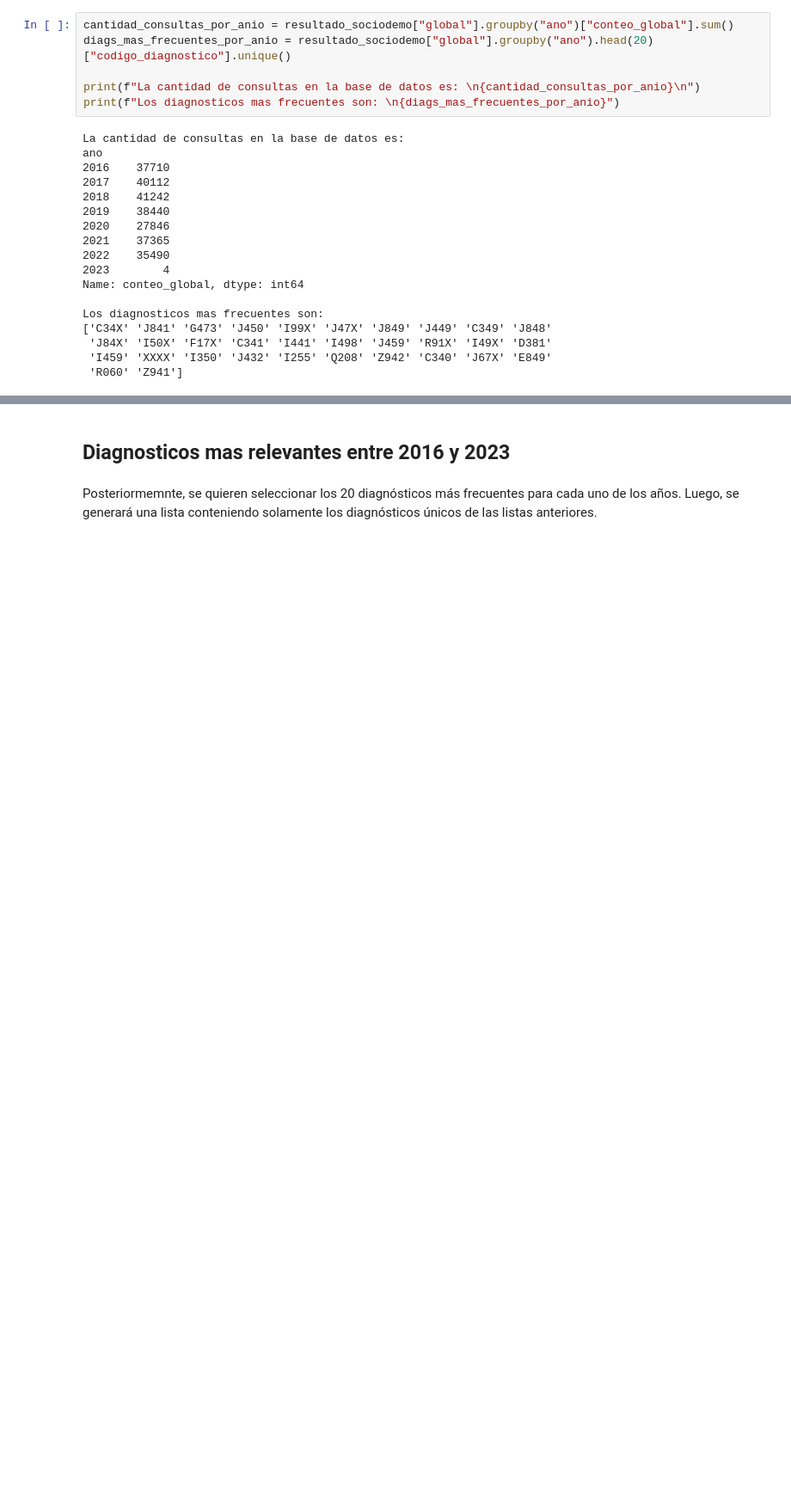
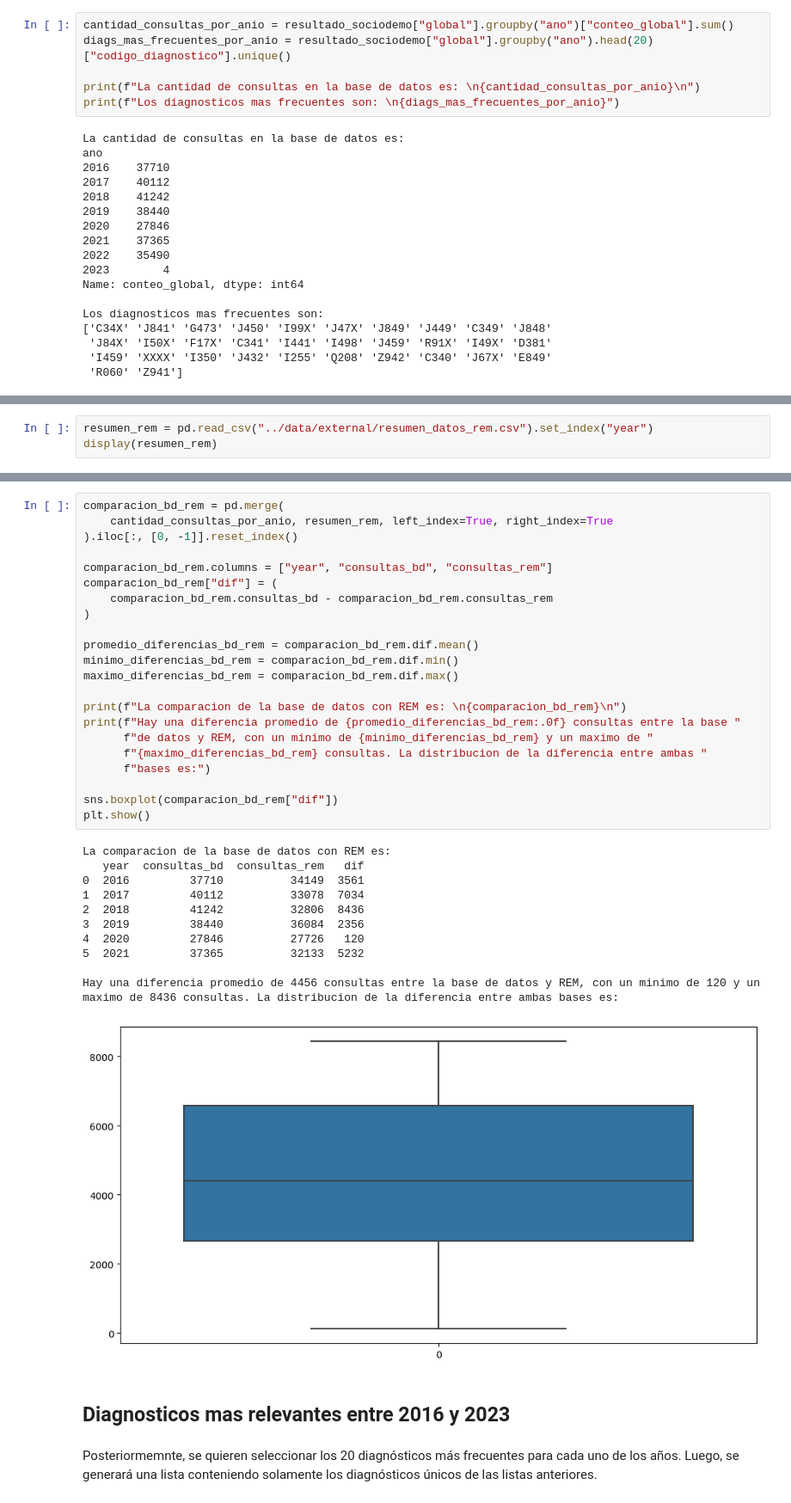
Before and after one commit to JavierRojas14/int-ambulatorio, a Jupyter notebook: notebooks/2.0-jrb-time-series-analysis.ipynb, the cells around one changed output, grey strips where cells are left out. Shown at 86% size. Drawn from its saved outputs; the diff is of its cells as text; blank space fills up the shorter version.

Commit message:
Reporta diferencias entre rem y consultas

```diff
--- a/notebooks/2.0-jrb-time-series-analysis.ipynb
+++ b/notebooks/2.0-jrb-time-series-analysis.ipynb
@@ -404,0 +334,3 @@ maxima de 9664 (en 2018).
+# %%
+resumen_rem = pd.read_csv("../data/external/resumen_datos_rem.csv").set_index("year")
+display(resumen_rem)
@@ -405,3 +346,37 @@ maxima de 9664 (en 2018).
+# %%
+comparacion_bd_rem = pd.merge(
+    cantidad_consultas_por_anio, resumen_rem, left_index=True, right_index=True
+).iloc[:, [0, -1]].reset_index()
+
+comparacion_bd_rem.columns = ["year", "consultas_bd", "consultas_rem"]
+comparacion_bd_rem["dif"] = (
+    comparacion_bd_rem.consultas_bd - comparacion_bd_rem.consultas_rem
+)
+
+promedio_diferencias_bd_rem = comparacion_bd_rem.dif.mean()
+minimo_diferencias_bd_rem = comparacion_bd_rem.dif.min()
+maximo_diferencias_bd_rem = comparacion_bd_rem.dif.max()
+
+print(f"La comparacion de la base de datos con REM es: \n{comparacion_bd_rem}\n")
+print(f"Hay una diferencia promedio de {promedio_diferencias_bd_rem:.0f} consultas entre la base "
+      f"de datos y REM, con un minimo de {minimo_diferencias_bd_rem} y un maximo de "
+      f"{maximo_diferencias_bd_rem} consultas. La distribucion de la diferencia entre ambas "
+      f"bases es:")
+
+sns.boxplot(comparacion_bd_rem["dif"])
+plt.show()
+# %% [output]
+La comparacion de la base de datos con REM es:
+   year  consultas_bd  consultas_rem   dif
+0  2016         37710          34149  3561
+1  2017         40112          33078  7034
+2  2018         41242          32806  8436
+3  2019         38440          36084  2356
+4  2020         27846          27726   120
+5  2021         37365          32133  5232
+
+Hay una diferencia promedio de 4456 consultas entre la base de datos y REM, con un minimo de 120 y un maximo de 8436 consultas. La distribucion de la diferencia entre ambas bases es:
+[figure, added]
 # %% [markdown]
 ## Diagnosticos mas relevantes entre 2016 y 2023
 # %% [markdown]
```
Also changed, not shown: parts of 7 cells of this notebook.
